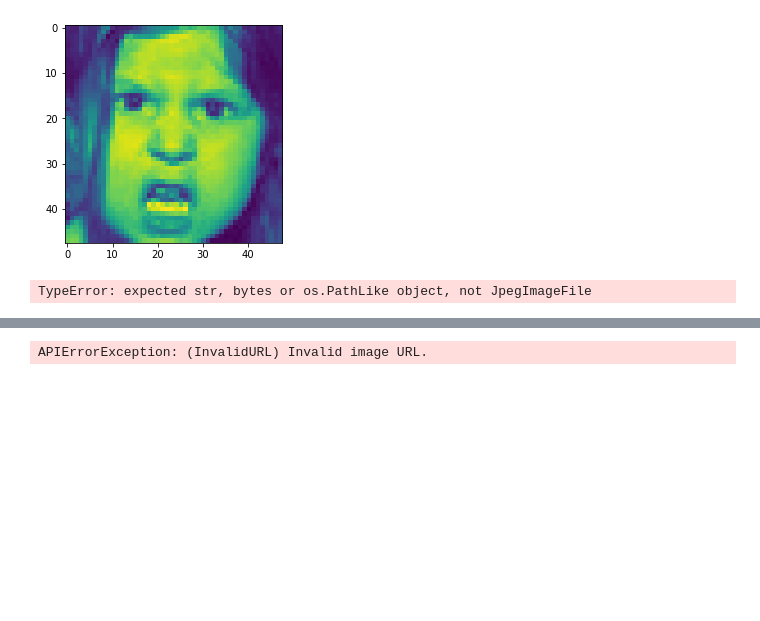
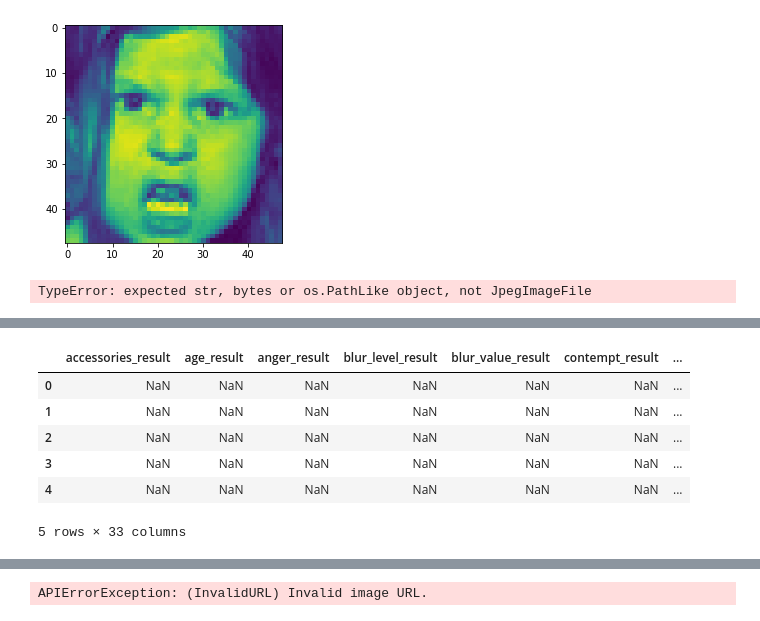
Before and after one commit to nagemnat/cs_face, a Jupyter notebook: emotions.ipynb, the cells around one changed output, grey strips where cells are left out. Saved outputs shown, nothing was run; the diff lists cells and outputs as text; code cells hidden in the pictures; blank space fills up the shorter version.

```diff
--- a/emotions.ipynb
+++ b/emotions.ipynb
@@ -286,0 +427,12 @@ for face in test2:
+# %%
+# join df and emotion_df
+new_df = pd.concat([df, emotion_df], axis = 0)
+new_df.head()
+# %% [output]
+|  | accessories_result | age_result | anger_result | blur_level_result | blur_value_result | contempt_result | ... |
+| 0 | NaN | NaN | NaN | NaN | NaN | NaN | ... |
+| 1 | NaN | NaN | NaN | NaN | NaN | NaN | ... |
+| 2 | NaN | NaN | NaN | NaN | NaN | NaN | ... |
+| 3 | NaN | NaN | NaN | NaN | NaN | NaN | ... |
+| 4 | NaN | NaN | NaN | NaN | NaN | NaN | ... |
+5 rows × 33 columns
```
Also changed, not shown: parts of 18 cells of this notebook, 1 other file.
